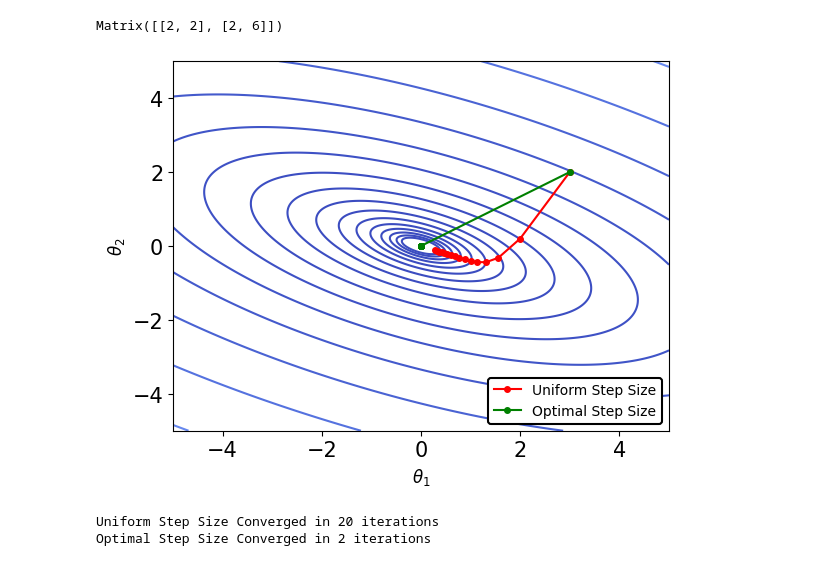
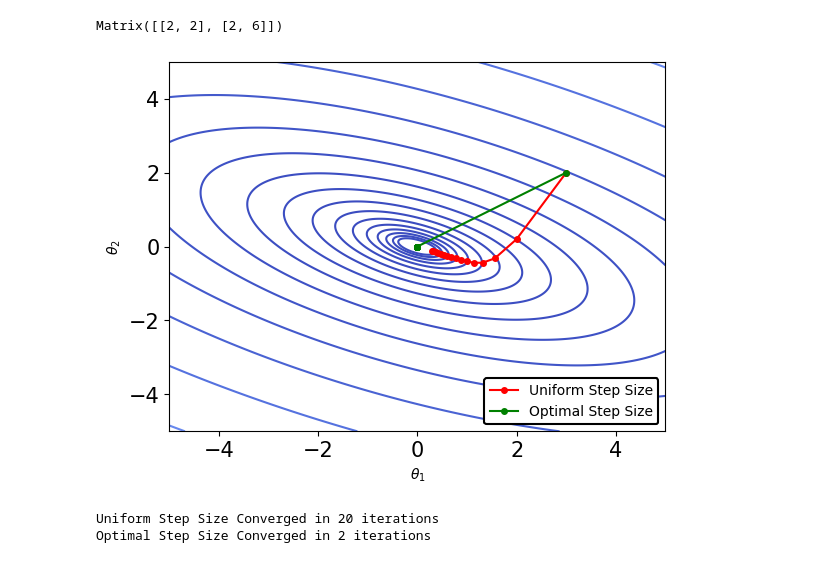
Before and after one commit to Ahmed-Khaled-Saleh/Fed-Sophia-pytorch, a Jupyter notebook: RESULTS.ipynb, the cells around one changed output. Drawn from its saved outputs; the diff is of its cells as text; code cells hidden in the pictures.

```diff
--- a/RESULTS.ipynb
+++ b/RESULTS.ipynb
@@ -638,36 +638,36 @@ plt.plot(w_optimal, b_optimal, 'go-', label='Optimal Step Size', markersize=4)
 # plt.set_ylabel(r'$\theta_2$',  fontsize=10)
 # plt.set_title('', fontsize=10)
 #set size for legend
 # plt.legend(prop={'size': 12})
 #set size for axis names
 legend = plt.legend(loc='lower right', \
                     bbox_to_anchor=(0.5, 0., 0.5, 0.5),\
                 frameon=True)
 
 
 # Adjust the padding using borderaxespad
 legend.get_frame().set_edgecolor('black')
 legend.get_frame().set_linewidth(1.5)
 legend.get_frame().set_facecolor('white')
 legend.get_frame().set_alpha(1)
 
 
 
 # Customize your plot (e.g., labels, titles, etc.)
-ax.set_xlabel(r'$\theta_1$', fontsize=12)
-ax.set_ylabel(r'$\theta_2$', fontsize=12)
+ax.set_xlabel(r'$\theta_1$', fontsize=10)
+ax.set_ylabel(r'$\theta_2$', fontsize=10)
 # ax.set_title('Test Accuracy', fontsize=12)
 #set size for axis name
 plt.tick_params(labelsize=15)
 # set limit of x axis
 # plt.xlim(right= 1000)
 # ax.grid(True)
 # save plot
 plt.savefig('step_size.pdf')
 # Display the plot
 plt.show()
 # %% [output]
-[figure, old version]
+[figure, new version]
 # %%
 import numpy as np
 import matplotlib.pyplot as plt
```
Also changed, not shown: 1 other file.
